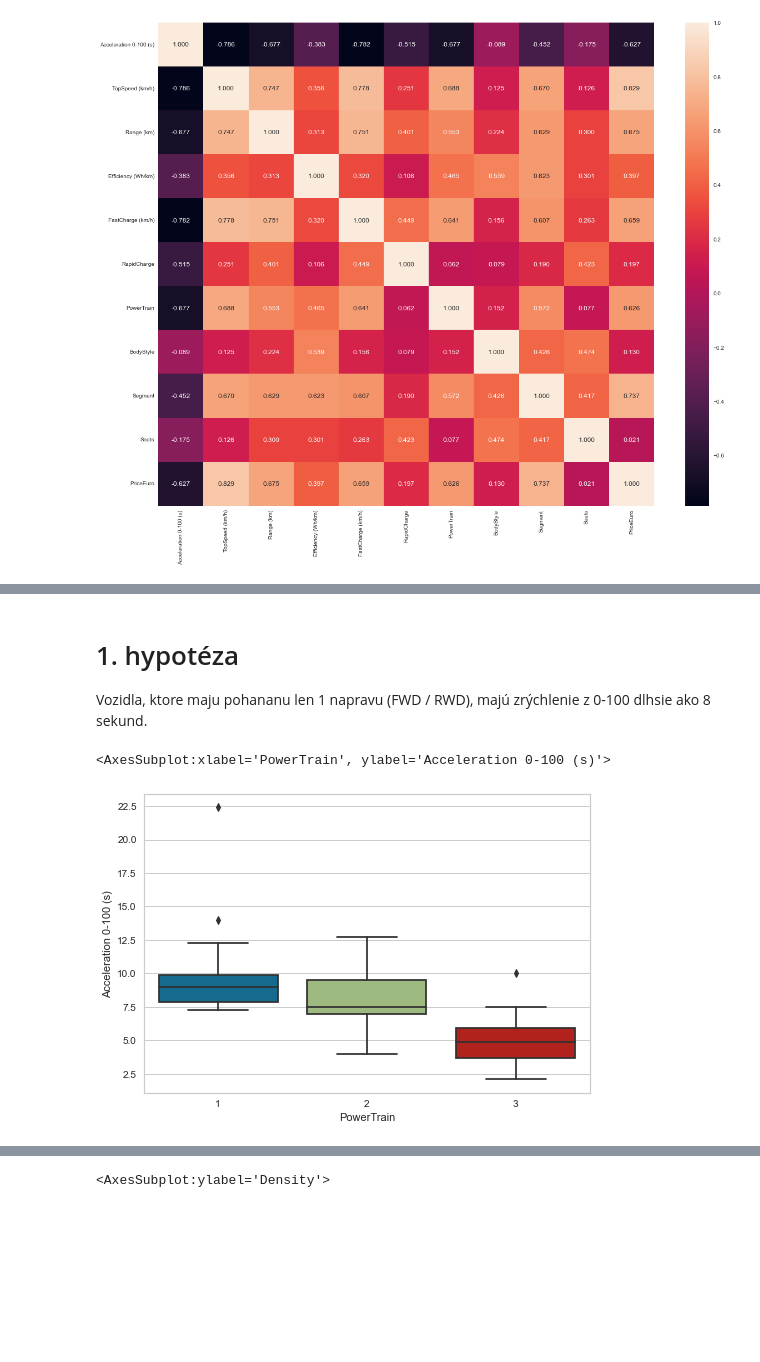
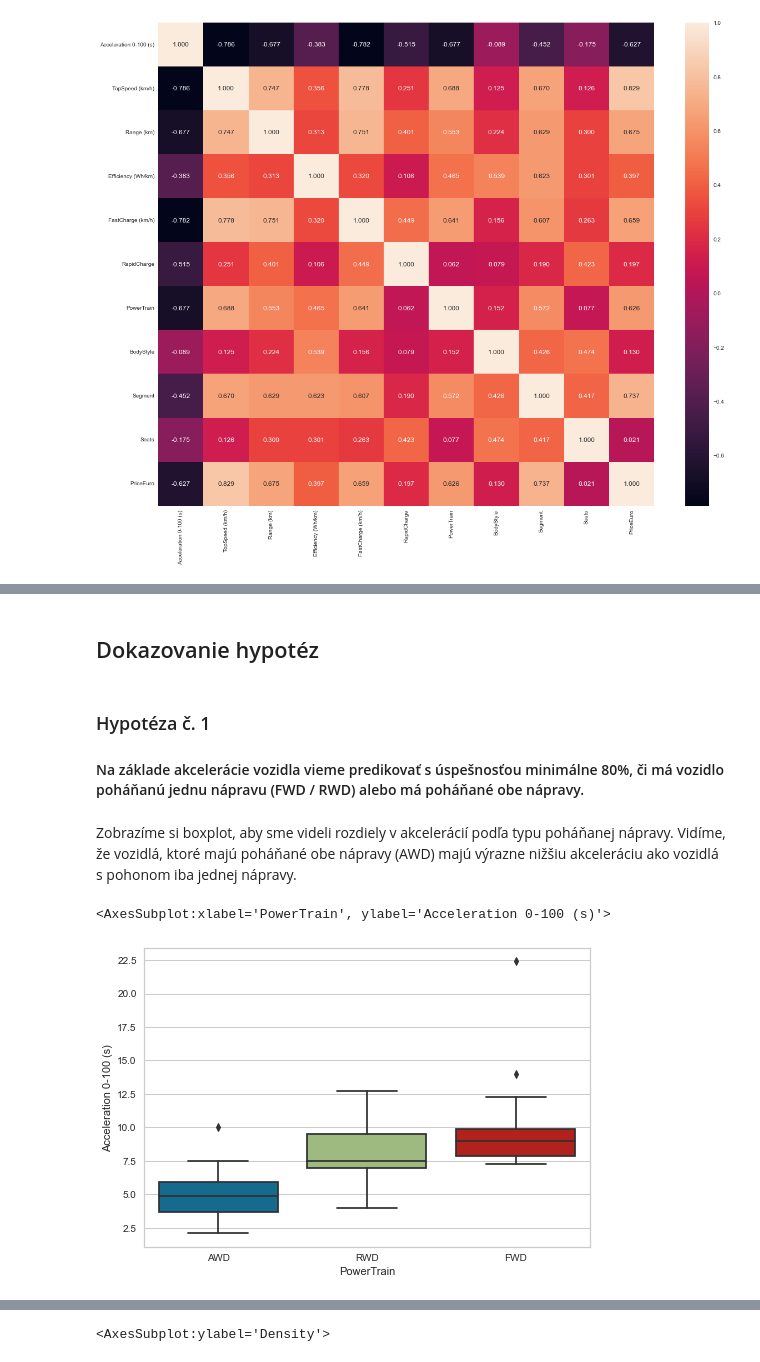
Before and after one commit to MartinJank/OZNAL, a Jupyter notebook: eda.ipynb, the cells around one changed output, grey strips where cells are left out. Drawn from its saved outputs; the diff is of its cells as text; code cells hidden in the pictures; blank space fills up the shorter version.

```diff
--- a/eda.ipynb
+++ b/eda.ipynb
@@ -226,8 +207,16 @@ sns.pairplot(normalized_data)
+# %% [markdown]
+##  Dokazovanie hypotéz
 # %% [markdown]
-# 1. hypotéza
-Vozidla, ktore maju pohananu len 1 napravu (FWD / RWD), majú zrýchlenie z 0-100 dlhsie ako 8 sekund.
+###  Hypotéza č. 1
+
+#### Na základe akcelerácie vozidla vieme predikovať s úspešnosťou minimálne 80%, či má vozidlo poháňanú jednu nápravu (FWD / RWD) alebo má poháňané obe nápravy.
+# %% [markdown]
+Zobrazíme si boxplot, aby sme videli rozdiely v akcelerácií podľa typu poháňanej nápravy. Vidíme, že vozidlá, ktoré majú poháňané obe nápravy (AWD) majú výrazne nižšiu akceleráciu ako vozidlá s pohonom iba jednej nápravy.
+# %%
+temp_data = data.copy()
+temp_data['PowerTrain'].replace(to_replace=[1, 2, 3], value = ['FWD','RWD','AWD'], inplace = True)
 # %%
-sns.boxplot("PowerTrain", "Acceleration 0-100 (s)", data=normalized_data)
+sns.boxplot("PowerTrain", "Acceleration 0-100 (s)", data=temp_data)
 # %% [output]
 <AxesSubplot:xlabel='PowerTrain', ylabel='Acceleration 0-100 (s)'>
-[figure, old version]
+[figure, new version]
```
Also changed, not shown: parts of 88 cells of this notebook.
